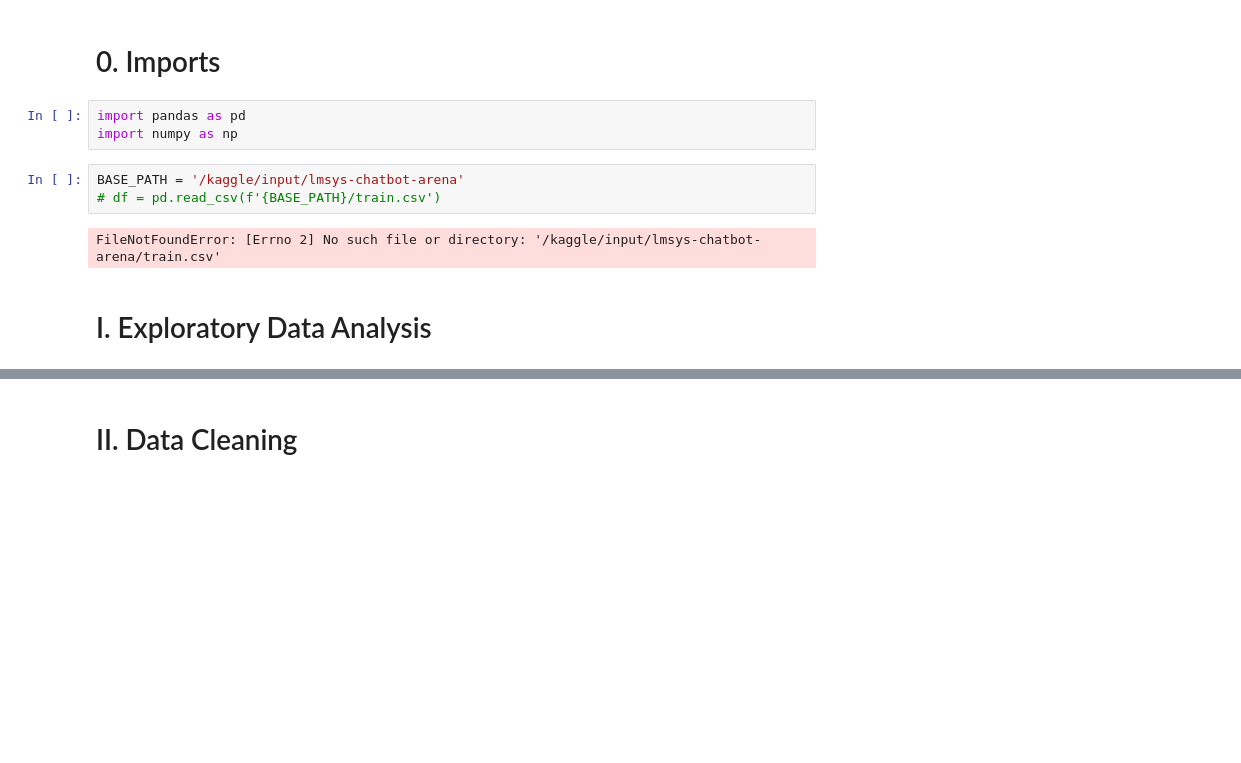
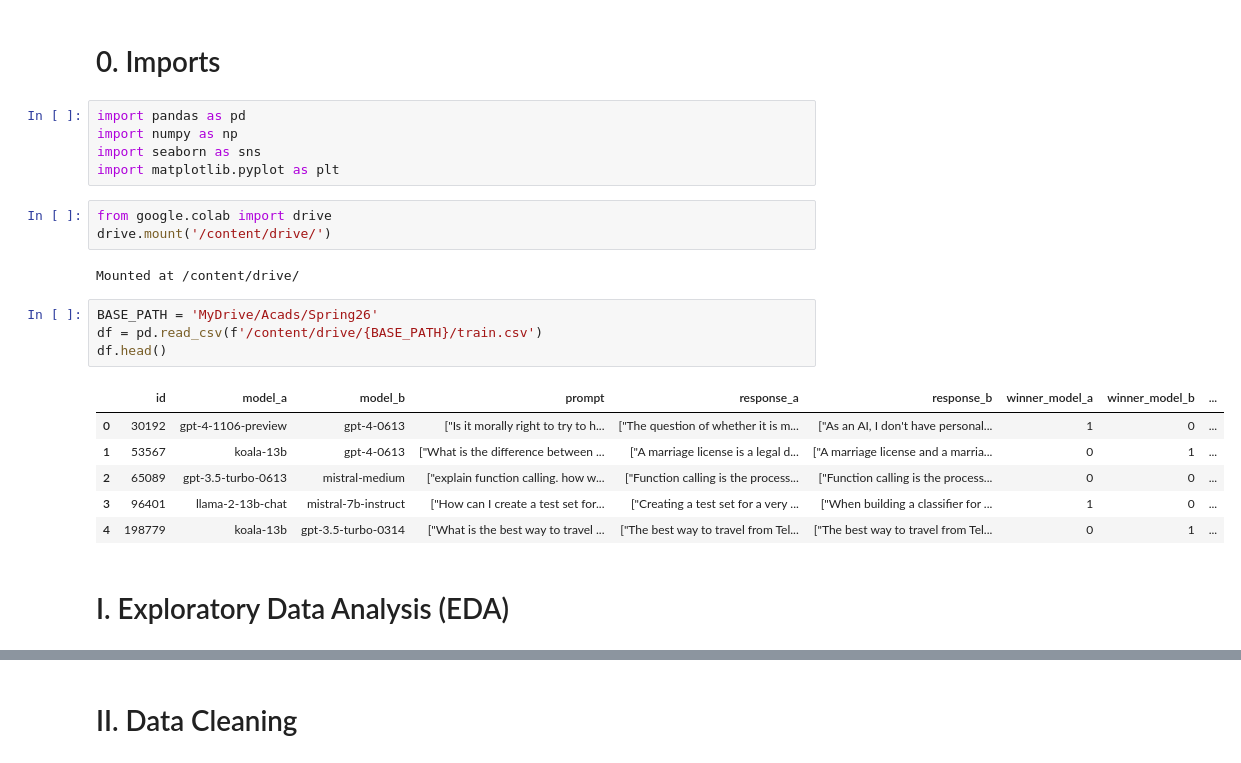
Before and after one commit to zelaneroz/sc4000_chatbot_area, a Jupyter notebook: ChatBotArena_SC4000.ipynb, the cells around one changed output, grey strips where cells are left out. Saved outputs shown, nothing was run; the diff lists cells and outputs as text; blank space fills up the shorter version.

```diff
--- a/ChatBotArena_SC4000.ipynb
+++ b/ChatBotArena_SC4000.ipynb
@@ -45,10 +45,23 @@ The submission file should contain a header and have the following format:
 # %%
 import pandas as pd
 import numpy as np
+import seaborn as sns
+import matplotlib.pyplot as plt
+# %%
+from google.colab import drive
+drive.mount('/content/drive/')
+# %% [output]
+Mounted at /content/drive/
 # %%
-BASE_PATH = '/kaggle/input/lmsys-chatbot-arena'
-# df = pd.read_csv(f'{BASE_PATH}/train.csv')
+BASE_PATH = 'MyDrive/Acads/Spring26'
+df = pd.read_csv(f'/content/drive/{BASE_PATH}/train.csv')
+df.head()
 # %% [output]
-FileNotFoundError: [Errno 2] No such file or directory: '/kaggle/input/lmsys-chatbot-arena/train.csv'
+|  | id | model_a | model_b | prompt | response_a | response_b | winner_model_a | winner_model_b | ... |
+| 0 | 30192 | gpt-4-1106-preview | gpt-4-0613 | ["Is it morally right to try to h... | ["The question of whether it is m... | ["As an AI, I don't have personal... | 1 | 0 | ... |
+| 1 | 53567 | koala-13b | gpt-4-0613 | ["What is the difference between ... | ["A marriage license is a legal d... | ["A marriage license and a marria... | 0 | 1 | ... |
+| 2 | 65089 | gpt-3.5-turbo-0613 | mistral-medium | ["explain function calling. how w... | ["Function calling is the process... | ["Function calling is the process... | 0 | 0 | ... |
+| 3 | 96401 | llama-2-13b-chat | mistral-7b-instruct | ["How can I create a test set for... | ["Creating a test set for a very ... | ["When building a classifier for ... | 1 | 0 | ... |
+| 4 | 198779 | koala-13b | gpt-3.5-turbo-0314 | ["What is the best way to travel ... | ["The best way to travel from Tel... | ["The best way to travel from Tel... | 0 | 1 | ... |
 # %% [markdown]
-#  I. Exploratory Data Analysis
+#  I. Exploratory Data Analysis (EDA)
```
Also changed, not shown: parts of 2 cells of this notebook.
